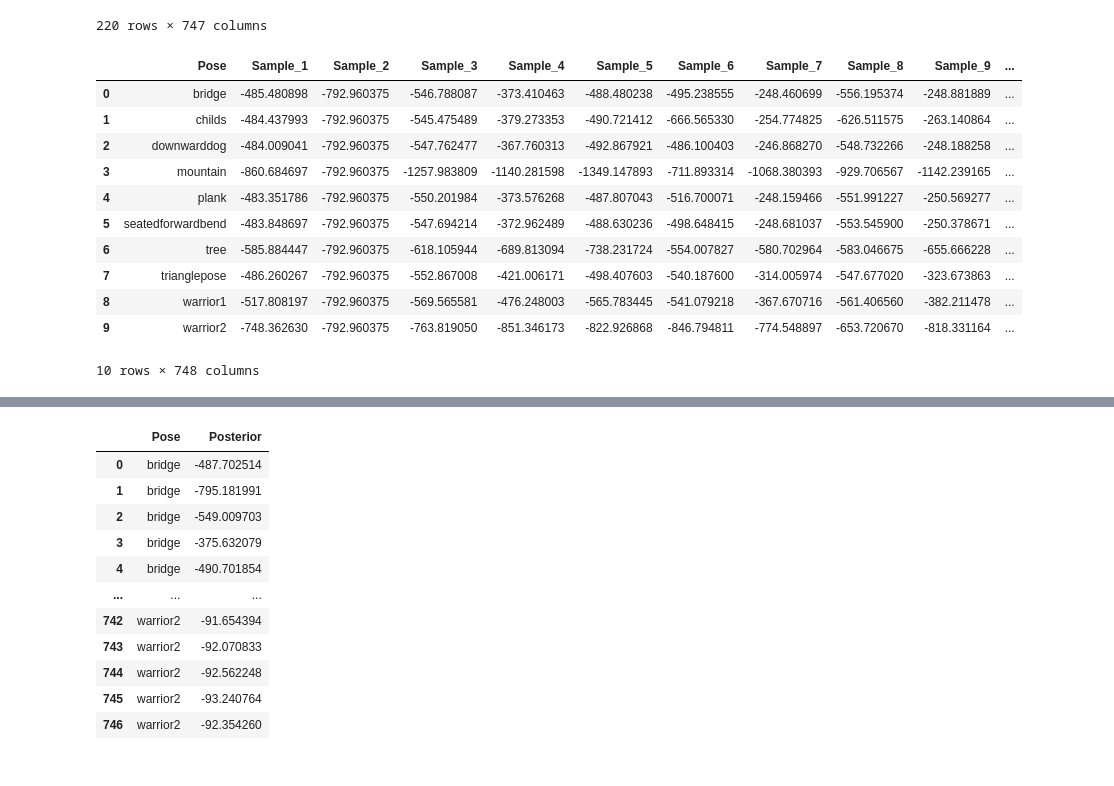
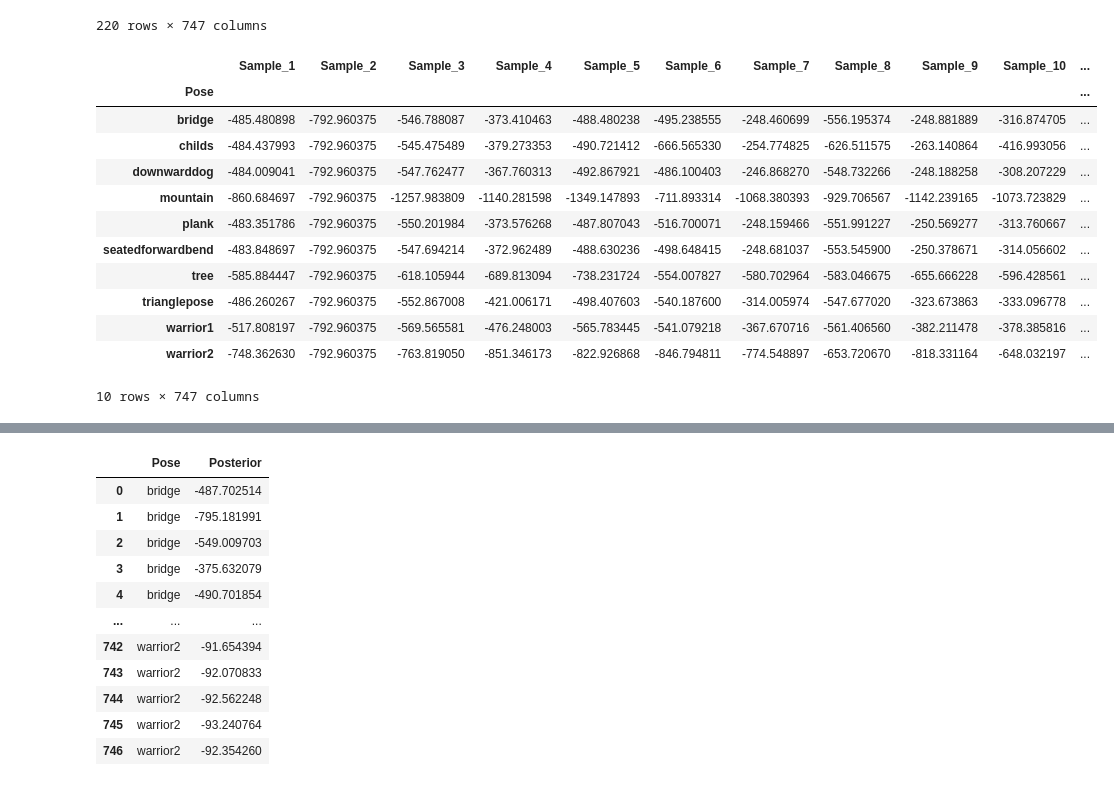
Before and after one commit to HesterLim/pose-classification-with-naive-bayes, a Jupyter notebook: COMP30027_2021_assignment1_template.ipynb, the cells around one changed output, grey strips where cells are left out. Saved outputs shown, nothing was run; the diff lists cells and outputs as text; code cells hidden in the pictures.

```diff
--- a/COMP30027_2021_assignment1_template.ipynb
+++ b/COMP30027_2021_assignment1_template.ipynb
@@ -230,7 +231,7 @@ likelihood_df
 | 219 | -36.043653 | -36.043653 | -36.043653 | -37.133562 | -36.043653 | -4.536100 | -40.564359 | -5.761763 | -37.856750 | -4.788231 | ... |
 220 rows × 747 columns
 # %%
-likelihood_pose = pd.DataFrame(mean_std_df.index)
+pose_likelihood = pd.DataFrame(mean_std_df.index)
 y = 0
 num_pose = len(mean_std_df)
 while y < len(likelihood_df.columns):
@@ -245,19 +246,22 @@ while y < len(likelihood_df.columns):
             x += 10
         lst.append(sum_likelihood_pose)
         i += 1
-    likelihood_pose['Sample_' + str(y+1)] = lst
+    pose_likelihood['Sample_' + str(y+1)] = lst
     y += 1
-likelihood_pose
-# %% [output]
-|  | Pose | Sample_1 | Sample_2 | Sample_3 | Sample_4 | Sample_5 | Sample_6 | Sample_7 | Sample_8 | Sample_9 | ... |
-| 0 | bridge | -485.480898 | -792.960375 | -546.788087 | -373.410463 | -488.480238 | -495.238555 | -248.460699 | -556.195374 | -248.881889 | ... |
-| 1 | childs | -484.437993 | -792.960375 | -545.475489 | -379.273353 | -490.721412 | -666.565330 | -254.774825 | -626.511575 | -263.140864 | ... |
-| 2 | downwarddog | -484.009041 | -792.960375 | -547.762477 | -367.760313 | -492.867921 | -486.100403 | -246.868270 | -548.732266 | -248.188258 | ... |
-| 3 | mountain | -860.684697 | -792.960375 | -1257.983809 | -1140.281598 | -1349.147893 | -711.893314 | -1068.380393 | -929.706567 | -1142.239165 | ... |
-| 4 | plank | -483.351786 | -792.960375 | -550.201984 | -373.576268 | -487.807043 | -516.700071 | -248.159466 | -551.991227 | -250.569277 | ... |
-| 5 | seatedforwardbend | -483.848697 | -792.960375 | -547.694214 | -372.962489 | -488.630236 | -498.648415 | -248.681037 | -553.545900 | -250.378671 | ... |
-| 6 | tree | -585.884447 | -792.960375 | -618.105944 | -689.813094 | -738.231724 | -554.007827 | -580.702964 | -583.046675 | -655.666228 | ... |
-| 7 | trianglepose | -486.260267 | -792.960375 | -552.867008 | -421.006171 | -498.407603 | -540.187600 | -314.005974 | -547.677020 | -323.673863 | ... |
-| 8 | warrior1 | -517.808197 | -792.960375 | -569.565581 | -476.248003 | -565.783445 | -541.079218 | -367.670716 | -561.406560 | -382.211478 | ... |
-| 9 | warrior2 | -748.362630 | -792.960375 | -763.819050 | -851.346173 | -822.926868 | -846.794811 | -774.548897 | -653.720670 | -818.331164 | ... |
-10 rows × 748 columns
+# %%
+pose_likelihood.set_index(['Pose'], inplace = True)
+pose_likelihood
+# %% [output]
+|  | Sample_1 | Sample_2 | Sample_3 | Sample_4 | Sample_5 | Sample_6 | Sample_7 | Sample_8 | Sample_9 | Sample_10 | ... |
+| Pose |  |  |  |  |  |  |  |  |  |  | ... |
+| bridge | -485.480898 | -792.960375 | -546.788087 | -373.410463 | -488.480238 | -495.238555 | -248.460699 | -556.195374 | -248.881889 | -316.874705 | ... |
+| childs | -484.437993 | -792.960375 | -545.475489 | -379.273353 | -490.721412 | -666.565330 | -254.774825 | -626.511575 | -263.140864 | -416.993056 | ... |
+| downwarddog | -484.009041 | -792.960375 | -547.762477 | -367.760313 | -492.867921 | -486.100403 | -246.868270 | -548.732266 | -248.188258 | -308.207229 | ... |
+| mountain | -860.684697 | -792.960375 | -1257.983809 | -1140.281598 | -1349.147893 | -711.893314 | -1068.380393 | -929.706567 | -1142.239165 | -1073.723829 | ... |
+| plank | -483.351786 | -792.960375 | -550.201984 | -373.576268 | -487.807043 | -516.700071 | -248.159466 | -551.991227 | -250.569277 | -313.760667 | ... |
+| seatedforwardbend | -483.848697 | -792.960375 | -547.694214 | -372.962489 | -488.630236 | -498.648415 | -248.681037 | -553.545900 | -250.378671 | -314.056602 | ... |
+| tree | -585.884447 | -792.960375 | -618.105944 | -689.813094 | -738.231724 | -554.007827 | -580.702964 | -583.046675 | -655.666228 | -596.428561 | ... |
+| trianglepose | -486.260267 | -792.960375 | -552.867008 | -421.006171 | -498.407603 | -540.187600 | -314.005974 | -547.677020 | -323.673863 | -333.096778 | ... |
+| warrior1 | -517.808197 | -792.960375 | -569.565581 | -476.248003 | -565.783445 | -541.079218 | -367.670716 | -561.406560 | -382.211478 | -378.385816 | ... |
+| warrior2 | -748.362630 | -792.960375 | -763.819050 | -851.346173 | -822.926868 | -846.794811 | -774.548897 | -653.720670 | -818.331164 | -648.032197 | ... |
+10 rows × 747 columns
```
Also changed, not shown: parts of 3 cells of this notebook.
